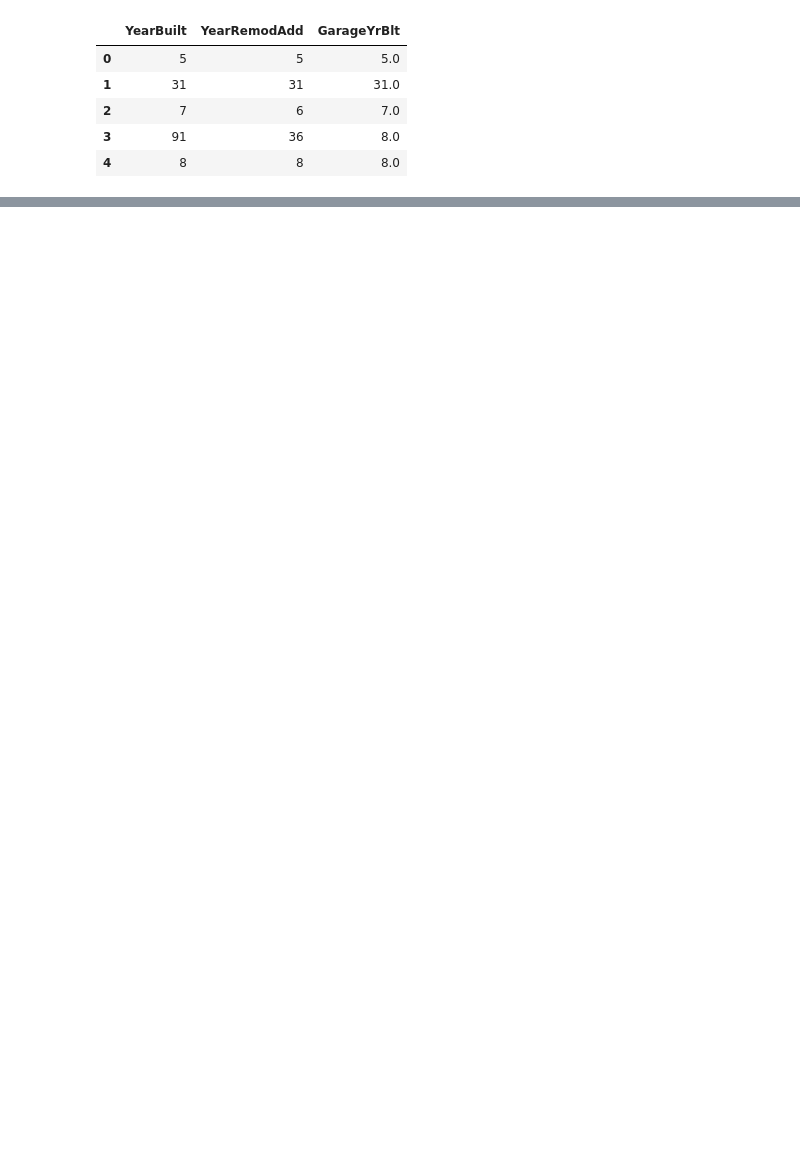
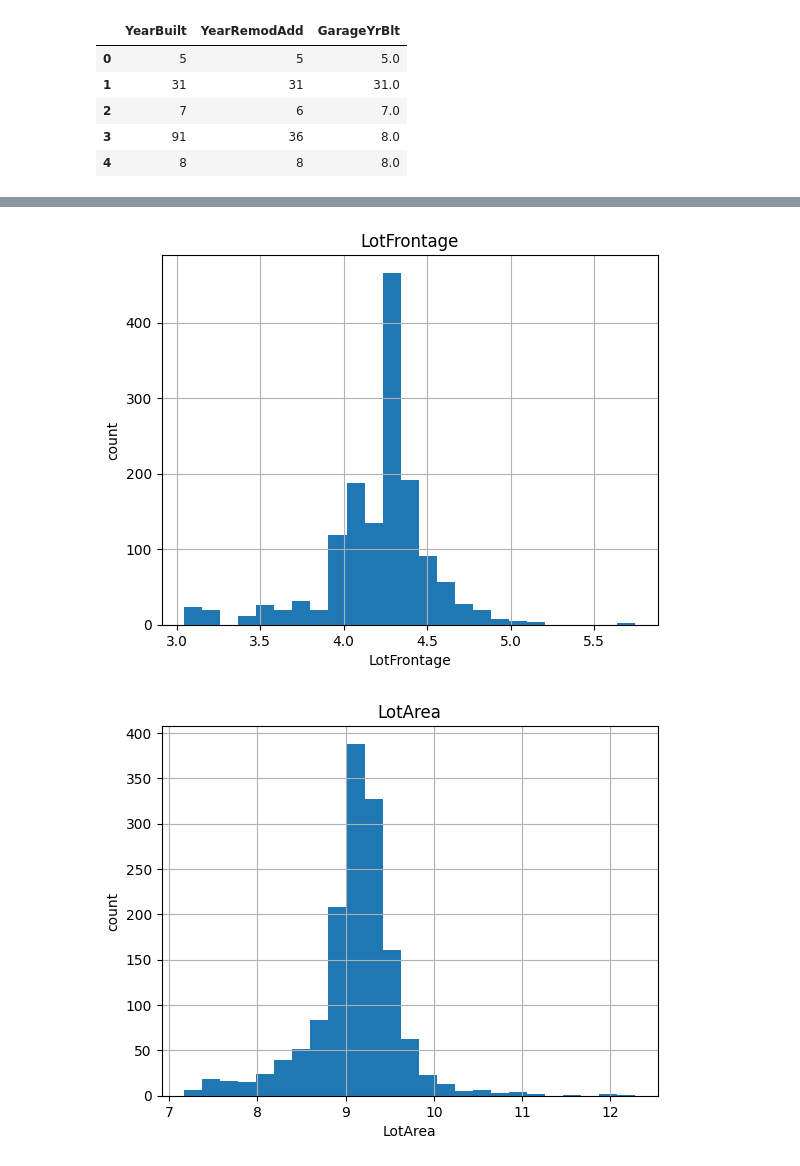
Before and after one commit to sakshimuchhala1227/House_Price_Prediction, a Jupyter notebook: house_sales_part2.ipynb, the cells around one changed output, grey strips where cells are left out. Saved outputs shown, nothing was run; the diff lists cells and outputs as text; code cells hidden in the pictures; blank space fills up the shorter version.

```diff
--- a/house_sales_part2.ipynb
+++ b/house_sales_part2.ipynb
@@ -176,0 +179,5 @@ dataset[["YearBuilt","YearRemodAdd","GarageYrBlt"]].head()
+# %%
+num_feature=["LotFrontage","LotArea","1stFlrSF","GrLivArea","SalePrice"]
+
+for feature in num_feature:
+    dataset[feature]=np.log(dataset[feature])
@@ -176,0 +193,10 @@ dataset[["YearBuilt","YearRemodAdd","GarageYrBlt"]].head()
+# %%
+for feature in num_feature:
+    dataset[feature].hist(bins=25)
+    plt.xlabel(feature)
+    plt.ylabel("count")
+    plt.title(feature)
+    plt.show()
+# %% [output]
+[figure, added]
+[figure, added]
```
Also changed, not shown: parts of 18 cells of this notebook.
